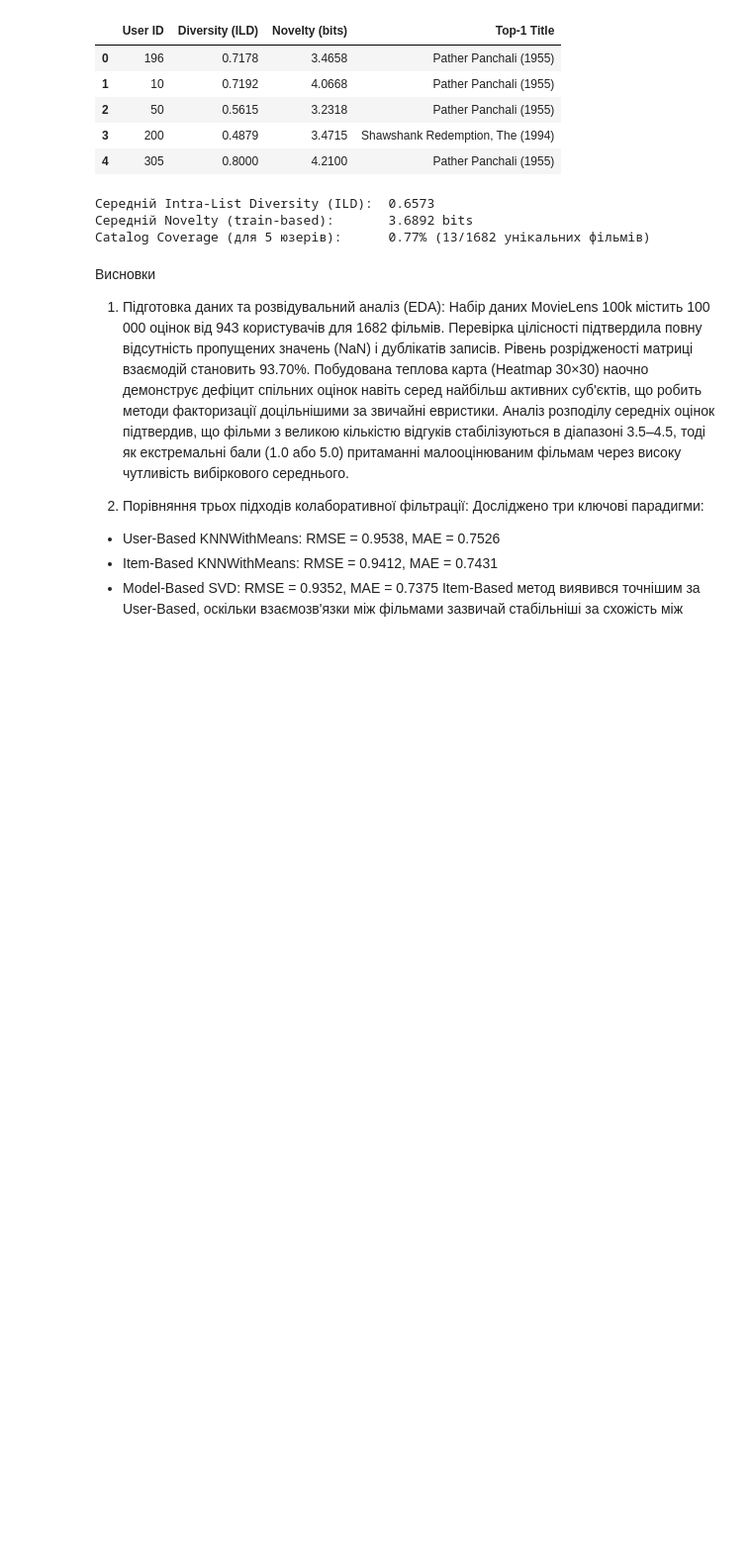
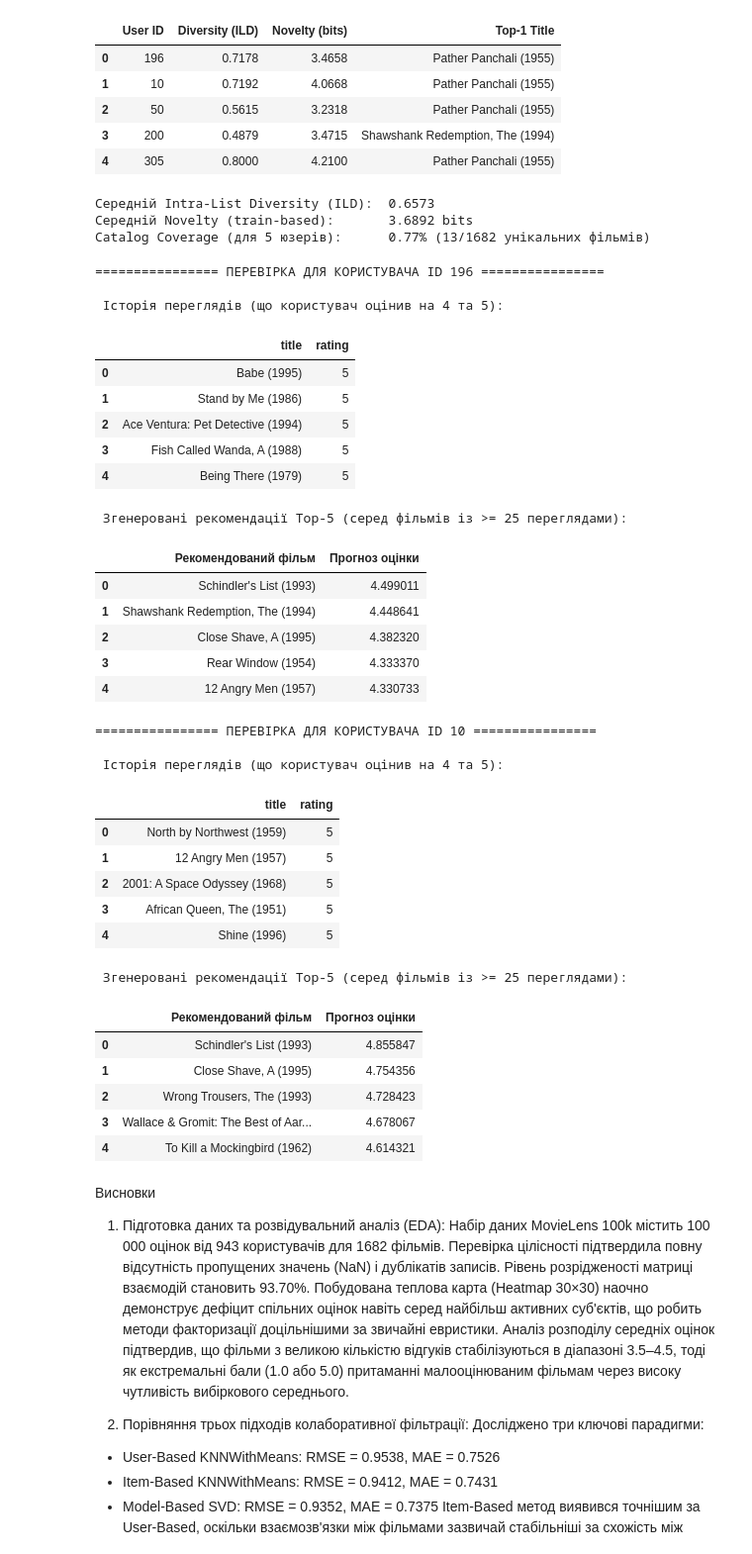
Before and after one commit to Sasha25046/Recommender-System, a Jupyter notebook: solution.ipynb, the cells around one changed output. Shown at 99% size. Saved outputs shown, nothing was run; the diff lists cells and outputs as text; code cells hidden in the pictures; blank space fills up the shorter version.

```diff
--- a/solution.ipynb
+++ b/solution.ipynb
@@ -433,6 +433,70 @@ print(f"Catalog Coverage (для 5 юзерів):      {catalog_cov:.2f}% ({len(
 Середній Intra-List Diversity (ILD):  0.6573
 Середній Novelty (train-based):       3.6892 bits
 Catalog Coverage (для 5 юзерів):      0.77% (13/1682 унікальних фільмів)
+# %%
+def explain_recommendations_for_user(user_id, model, df, n=5, min_ratings=25):
+    user_history = df[df['user_id'] == user_id]
+    top_watched = user_history[user_history['rating'] >= 4].sort_values(by='rating', ascending=False)[['title', 'rating']].head(5)
+
+    item_counts = df['item_id'].value_counts()
+    popular_enough = item_counts[item_counts >= min_ratings].index
+
+    watched_ids = set(user_history['item_id'])
+    candidate_movies = df[
+        (df['item_id'].isin(popular_enough)) &
+        (~df['item_id'].isin(watched_ids))
+    ][['item_id', 'title']].drop_duplicates()
+
+    predictions = []
+    for _, row in candidate_movies.iterrows():
+        est_r = model.predict(uid=user_id, iid=row['item_id']).est
+        predictions.append((row['title'], est_r))
+
+    predictions.sort(key=lambda x: x[1], reverse=True)
+    recs_df = pd.DataFrame(predictions[:n], columns=['Рекомендований фільм', 'Прогноз оцінки'])
+
+    print(f"================ ПЕРЕВІРКА ДЛЯ КОРИСТУВАЧА ID {user_id} ================")
+    print("\n Історія переглядів (що користувач оцінив на 4 та 5):")
+    display(top_watched.reset_index(drop=True))
+
+    print(f"\n Згенеровані рекомендації Top-{n} (серед фільмів із >= {min_ratings} переглядами):")
+    display(recs_df)
+
+explain_recommendations_for_user(user_id=196, model=final_svd, df=df, n=5, min_ratings=25)
+explain_recommendations_for_user(user_id=10, model=final_svd, df=df, n=5, min_ratings=25)
+# %% [output]
+================ ПЕРЕВІРКА ДЛЯ КОРИСТУВАЧА ID 196 ================
+
+ Історія переглядів (що користувач оцінив на 4 та 5):
+|  | title | rating |
+| 0 | Babe (1995) | 5 |
+| 1 | Stand by Me (1986) | 5 |
+| 2 | Ace Ventura: Pet Detective (1994) | 5 |
+| 3 | Fish Called Wanda, A (1988) | 5 |
+| 4 | Being There (1979) | 5 |
+ Згенеровані рекомендації Top-5 (серед фільмів із >= 25 переглядами):
+|  | Рекомендований фільм | Прогноз оцінки |
+| 0 | Schindler's List (1993) | 4.499011 |
+| 1 | Shawshank Redemption, The (1994) | 4.448641 |
+| 2 | Close Shave, A (1995) | 4.382320 |
+| 3 | Rear Window (1954) | 4.333370 |
+| 4 | 12 Angry Men (1957) | 4.330733 |
+================ ПЕРЕВІРКА ДЛЯ КОРИСТУВАЧА ID 10 ================
+
+ Історія переглядів (що користувач оцінив на 4 та 5):
+|  | title | rating |
+| 0 | North by Northwest (1959) | 5 |
+| 1 | 12 Angry Men (1957) | 5 |
+| 2 | 2001: A Space Odyssey (1968) | 5 |
+| 3 | African Queen, The (1951) | 5 |
+| 4 | Shine (1996) | 5 |
+ Згенеровані рекомендації Top-5 (серед фільмів із >= 25 переглядами):
+|  | Рекомендований фільм | Прогноз оцінки |
+| 0 | Schindler's List (1993) | 4.855847 |
+| 1 | Close Shave, A (1995) | 4.754356 |
+| 2 | Wrong Trousers, The (1993) | 4.728423 |
+| 3 | Wallace & Gromit: The Best of Aar... | 4.678067 |
+| 4 | To Kill a Mockingbird (1962) | 4.614321 |
 # %% [markdown]
 Висновки
 
```
Also changed, not shown: parts of 4 cells of this notebook.
